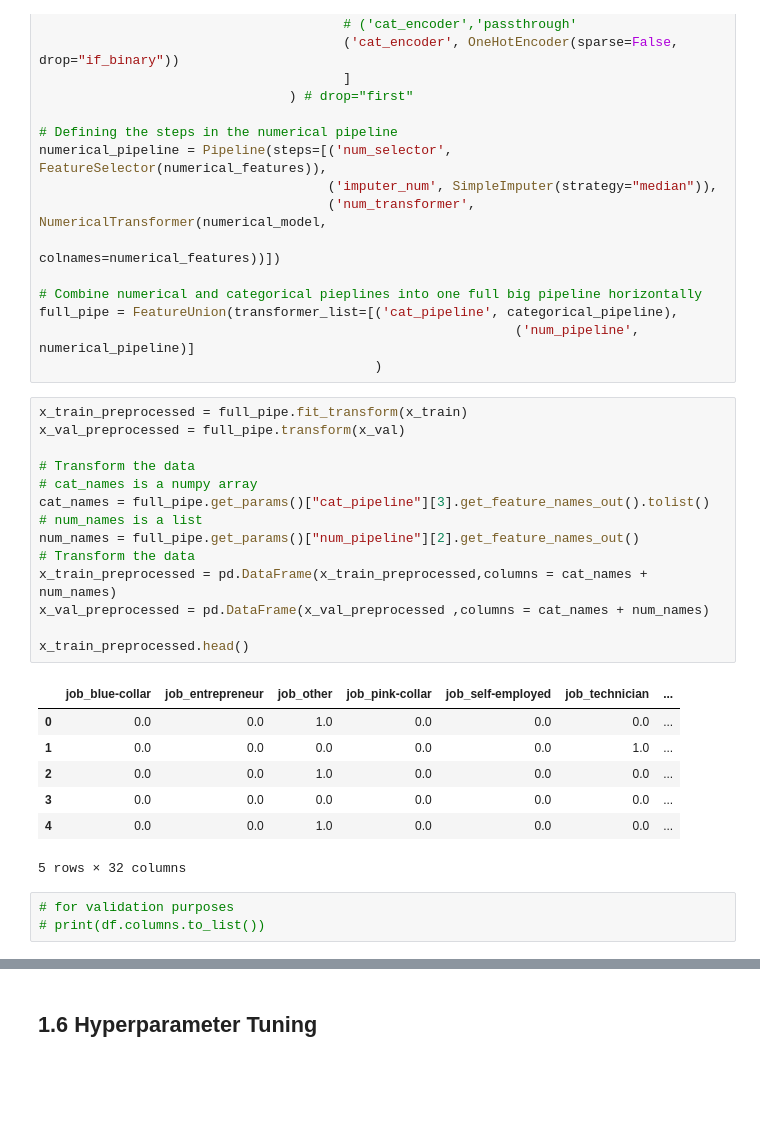
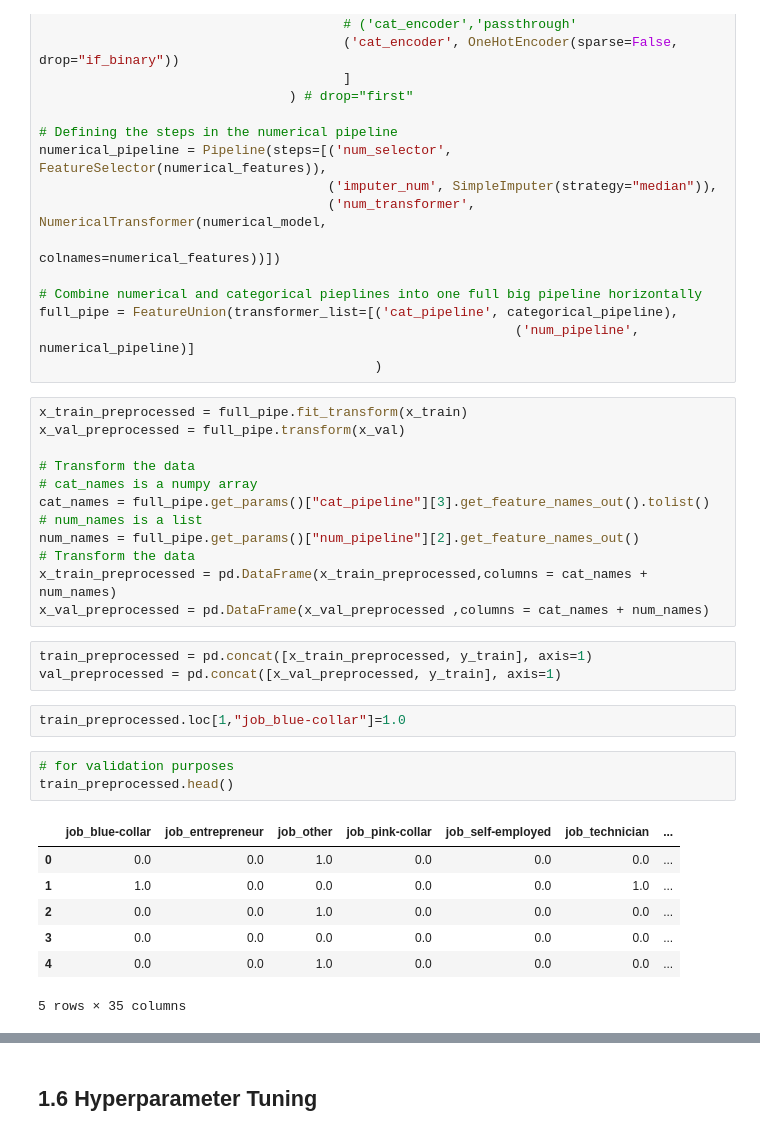
Before and after one commit to francisvalguedes/bank_marketing_mlp, a Jupyter notebook: model/train_test.ipynb, the cells around one changed output, grey strips where cells are left out. Drawn from its saved outputs; the diff is of its cells as text; blank space fills up the shorter version.

Commit message:
save preprocessed train data

```diff
--- a/model/train_test.ipynb
+++ b/model/train_test.ipynb
@@ -504,16 +499,19 @@ num_names = full_pipe.get_params()["num_pipeline"][2].get_feature_names_out()
 # Transform the data
 x_train_preprocessed = pd.DataFrame(x_train_preprocessed,columns = cat_names + num_names)
 x_val_preprocessed = pd.DataFrame(x_val_preprocessed ,columns = cat_names + num_names)
-
-x_train_preprocessed.head()
-# %% [output]
-|  | job_blue-collar | job_entrepreneur | job_other | job_pink-collar | job_self-employed | job_technician | ... |
-| 0 | 0.0 | 0.0 | 1.0 | 0.0 | 0.0 | 0.0 | ... |
-| 1 | 0.0 | 0.0 | 0.0 | 0.0 | 0.0 | 1.0 | ... |
-| 2 | 0.0 | 0.0 | 1.0 | 0.0 | 0.0 | 0.0 | ... |
-| 3 | 0.0 | 0.0 | 0.0 | 0.0 | 0.0 | 0.0 | ... |
-| 4 | 0.0 | 0.0 | 1.0 | 0.0 | 0.0 | 0.0 | ... |
-5 rows × 32 columns
+# %%
+train_preprocessed = pd.concat([x_train_preprocessed, y_train], axis=1)
+val_preprocessed = pd.concat([x_val_preprocessed, y_train], axis=1)
+# %%
+train_preprocessed.loc[1,"job_blue-collar"]=1.0
 # %%
 # for validation purposes
-# print(df.columns.to_list())
+train_preprocessed.head()
+# %% [output]
+|  | job_blue-collar | job_entrepreneur | job_other | job_pink-collar | job_self-employed | job_technician | ... |
+| 0 | 0.0 | 0.0 | 1.0 | 0.0 | 0.0 | 0.0 | ... |
+| 1 | 1.0 | 0.0 | 0.0 | 0.0 | 0.0 | 1.0 | ... |
+| 2 | 0.0 | 0.0 | 1.0 | 0.0 | 0.0 | 0.0 | ... |
+| 3 | 0.0 | 0.0 | 0.0 | 0.0 | 0.0 | 0.0 | ... |
+| 4 | 0.0 | 0.0 | 1.0 | 0.0 | 0.0 | 0.0 | ... |
+5 rows × 35 columns
```
Also changed, not shown: parts of 12 cells of this notebook.
